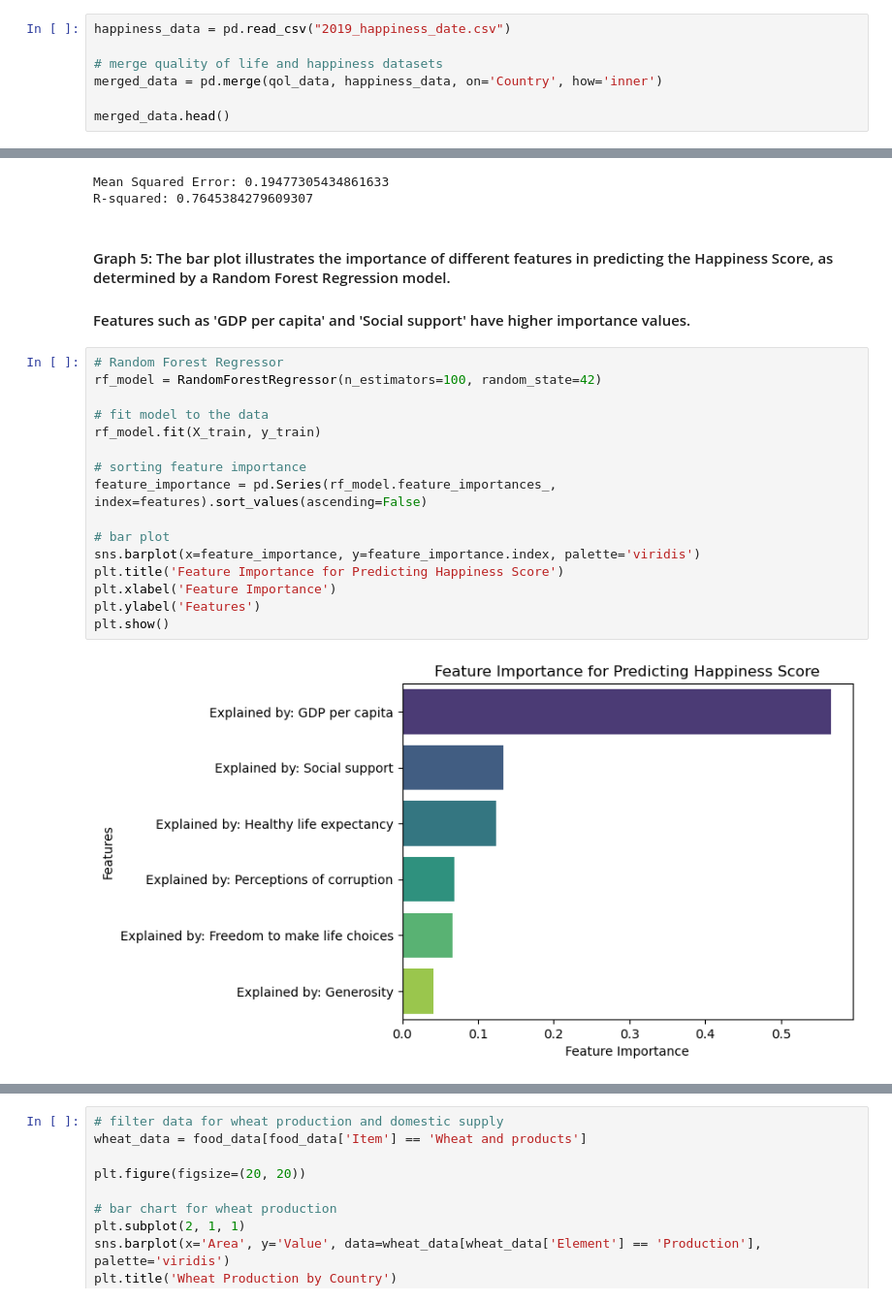
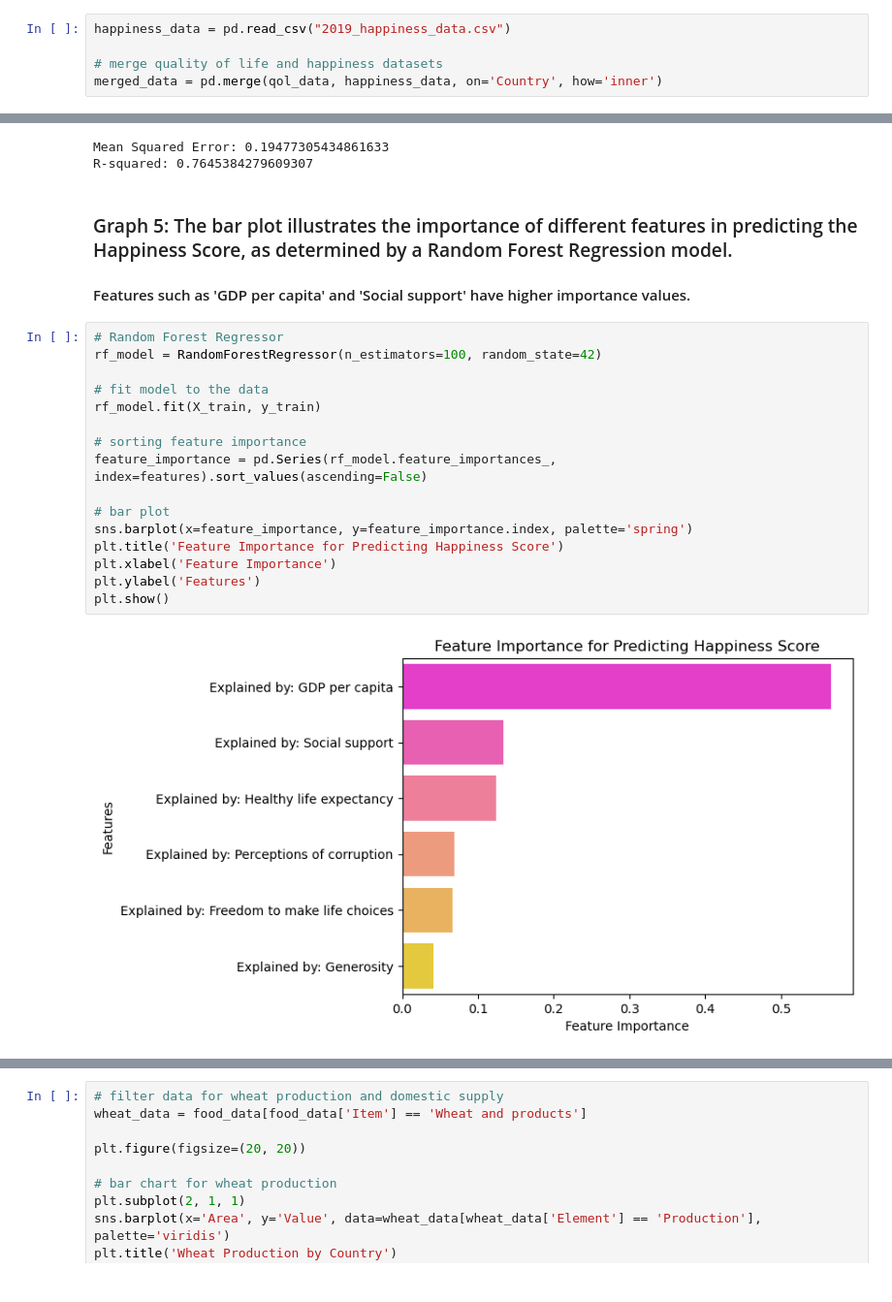
Before and after one commit to swroblewski-tu/swroblewski-tu, a Jupyter notebook: WroblewskiFinal.ipynb, the cells around one changed output, grey strips where cells are left out. Shown at 97% size. Saved outputs shown, nothing was run; the diff lists cells and outputs as text.

```diff
--- a/WroblewskiFinal.ipynb
+++ b/WroblewskiFinal.ipynb
@@ -162,9 +171,7 @@ qol_data.head()
 # %% [markdown]
 #### Extracting and Loading Happiness Dataset
 # %%
-happiness_data = pd.read_csv("2019_happiness_date.csv")
+happiness_data = pd.read_csv("2019_happiness_data.csv")
 
 # merge quality of life and happiness datasets
 merged_data = pd.merge(qol_data, happiness_data, on='Country', how='inner')
-
-merged_data.head()
@@ -307,25 +315,25 @@ print(f'R-squared: {r2}')
 Mean Squared Error: 0.19477305434861633
 R-squared: 0.7645384279609307
 # %% [markdown]
-#### Graph 5: The bar plot illustrates the importance of different features in predicting the Happiness Score, as determined by a Random Forest Regression model.
+### Graph 5: The bar plot illustrates the importance of different features in predicting the Happiness Score, as determined by a Random Forest Regression model.
 
 #### Features such as 'GDP per capita' and 'Social support' have higher importance values.
 # %%
 # Random Forest Regressor
 rf_model = RandomForestRegressor(n_estimators=100, random_state=42)
 
 # fit model to the data
 rf_model.fit(X_train, y_train)
 
 # sorting feature importance
 feature_importance = pd.Series(rf_model.feature_importances_, index=features).sort_values(ascending=False)
 
 # bar plot
-sns.barplot(x=feature_importance, y=feature_importance.index, palette='viridis')
+sns.barplot(x=feature_importance, y=feature_importance.index, palette='spring')
 plt.title('Feature Importance for Predicting Happiness Score')
 plt.xlabel('Feature Importance')
 plt.ylabel('Features')
 plt.show()
 # %% [output]
-[figure, old version]
+[figure, new version]
 # %% [markdown]
```
Also changed, not shown: parts of 22 cells of this notebook.
